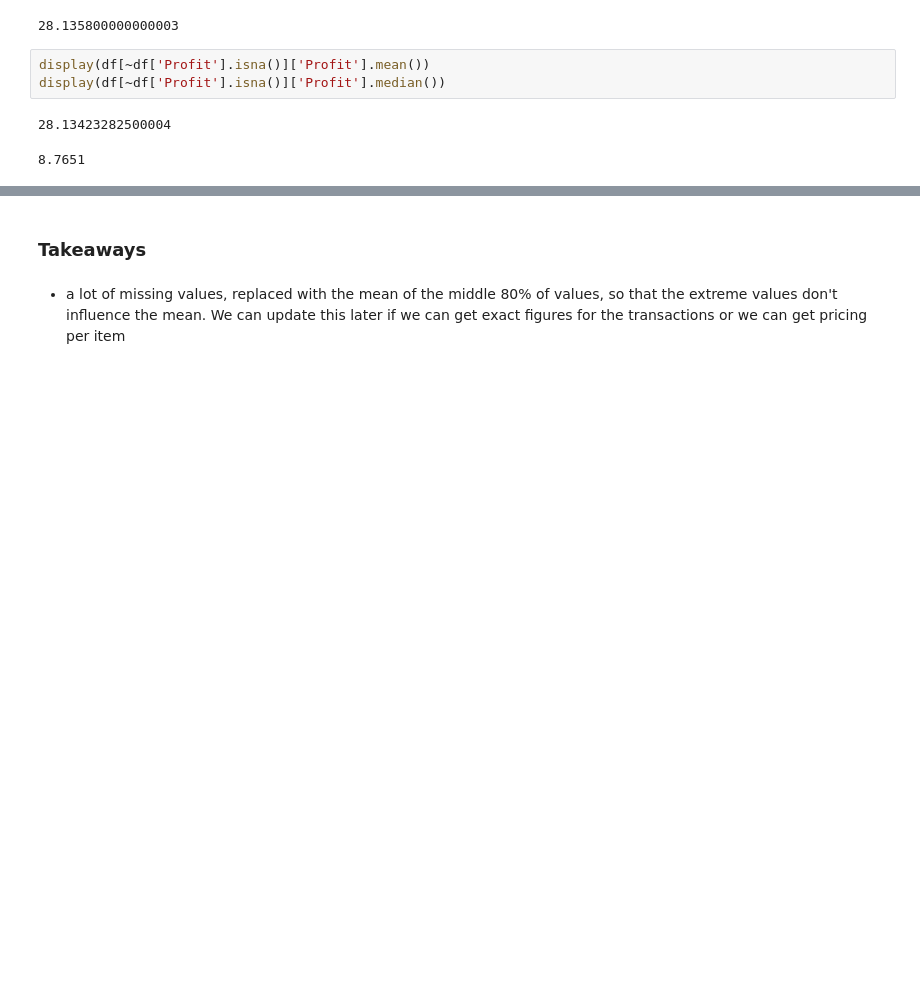
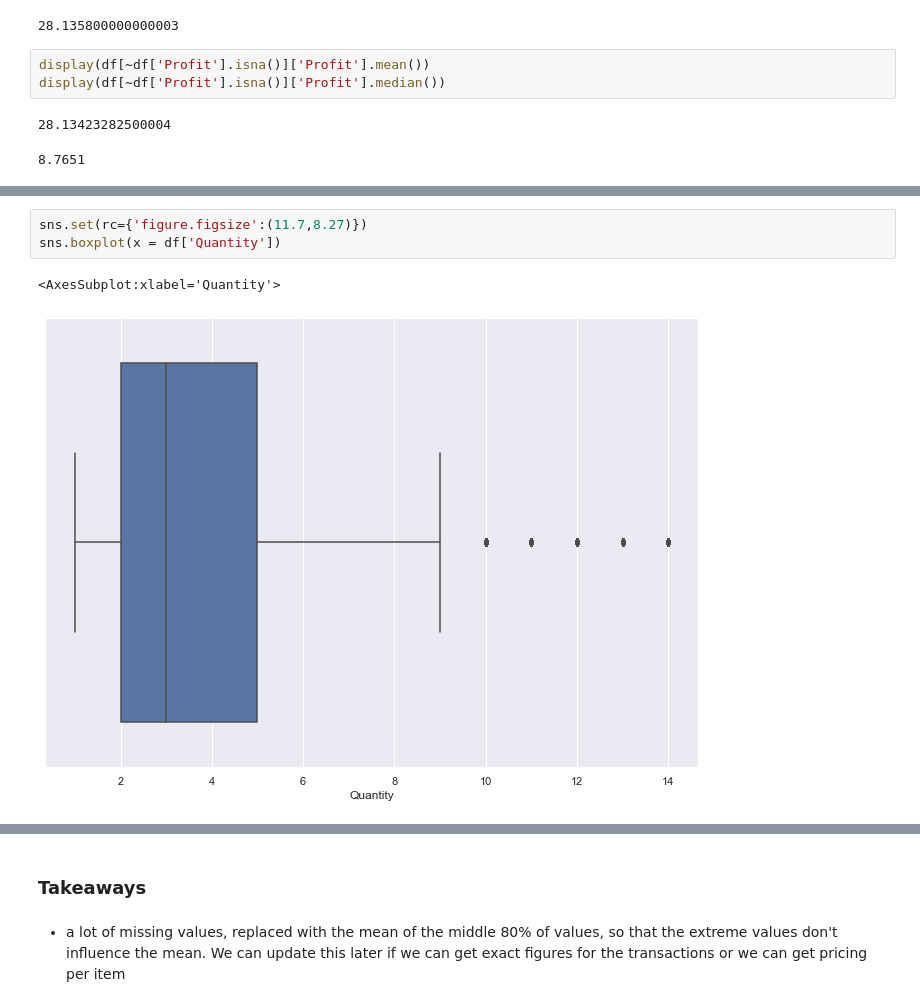
Before and after one commit to WickedoneC/Misc, a Jupyter notebook: DC_DAP/Untitled.ipynb, the cells around one changed output, grey strips where cells are left out. Saved outputs shown, nothing was run; the diff lists cells and outputs as text; blank space fills up the shorter version.

```diff
--- a/DC_DAP/Untitled.ipynb
+++ b/DC_DAP/Untitled.ipynb
@@ -207,0 +212,6 @@ Name: Profit, Length: 9993, dtype: float64
+# %%
+sns.set(rc={'figure.figsize':(11.7,8.27)})
+sns.boxplot(x = df['Quantity'])
+# %% [output]
+<AxesSubplot:xlabel='Quantity'>
+[figure, added]
```
Also changed, not shown: parts of 25 cells of this notebook.
